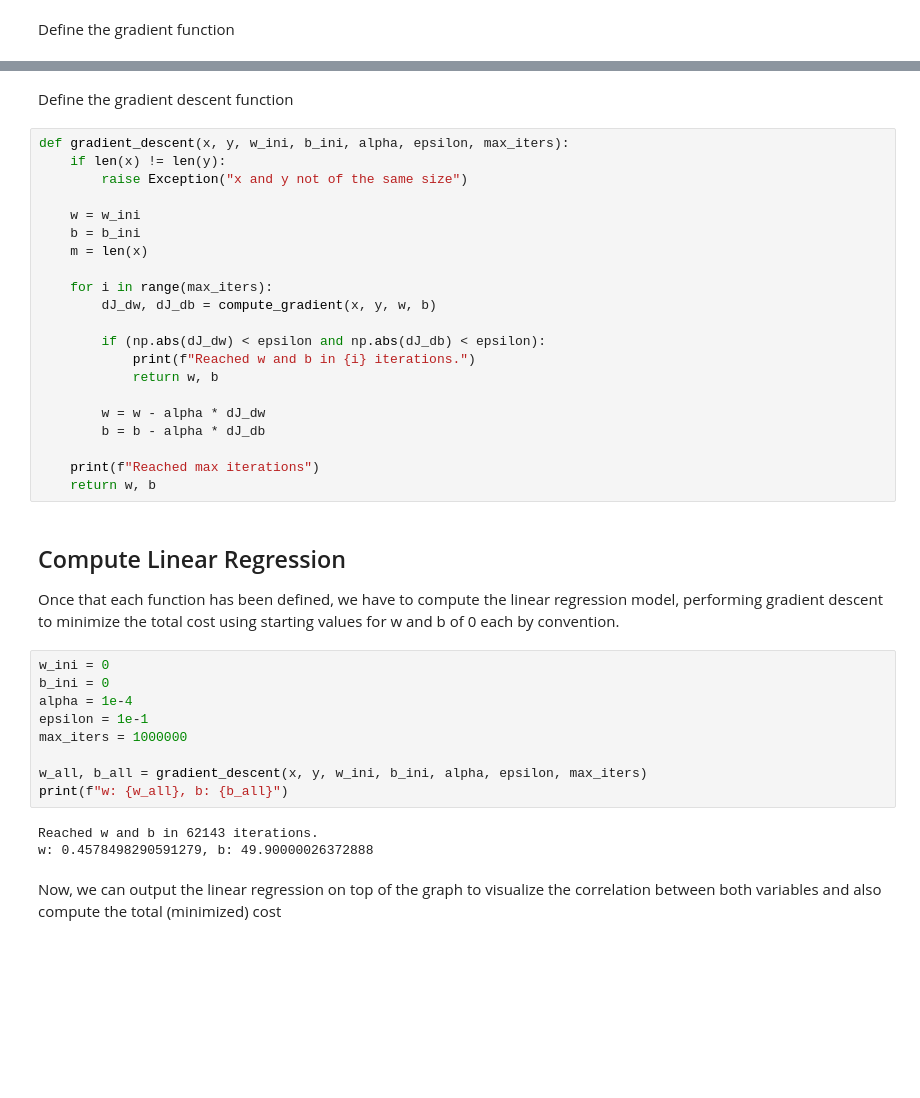
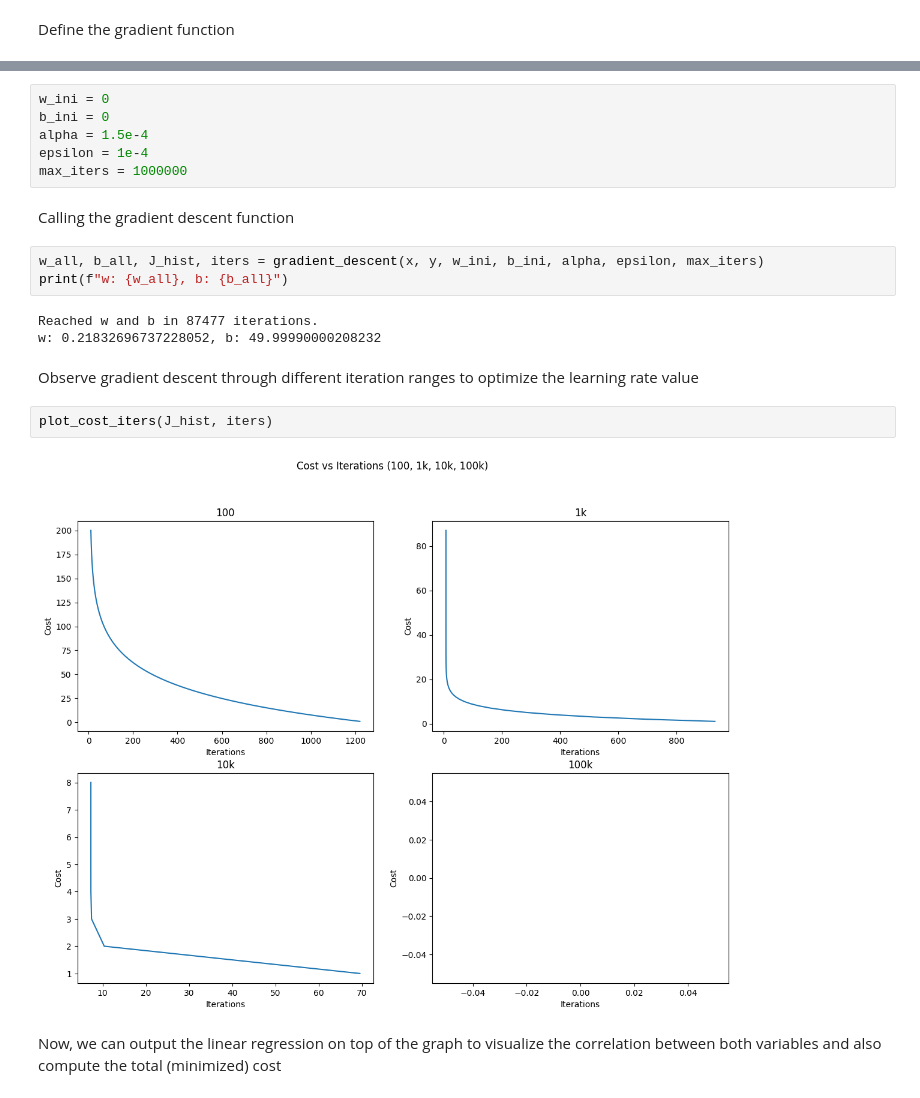
Before and after one commit to ferDMS/MOOCS, a Jupyter notebook: Supervised Machine Learning Regression and Classification/cw1.ipynb, the cells around one changed output, grey strips where cells are left out. Cells and saved outputs as stored; diff of their text form; blank space fills up the shorter version.

Commit message:
Add more detail and optimize

```diff
--- a/Supervised Machine Learning Regression and Classification/cw1.ipynb
+++ b/Supervised Machine Learning Regression and Classification/cw1.ipynb
@@ -294,42 +346,23 @@ def compute_gradient(x, y, w, b):
+# %%
+w_ini = 0
+b_ini = 0
+alpha = 1.5e-4
+epsilon = 1e-4
+max_iters = 1000000
 # %% [markdown]
-Define the gradient descent function
+Calling the gradient descent function
-# %%
-def gradient_descent(x, y, w_ini, b_ini, alpha, epsilon, max_iters):
-    if len(x) != len(y):
-        raise Exception("x and y not of the same size")
-
-    w = w_ini
-    b = b_ini
-    m = len(x)
-
-    for i in range(max_iters):
-        dJ_dw, dJ_db = compute_gradient(x, y, w, b)
-
-        if (np.abs(dJ_dw) < epsilon and np.abs(dJ_db) < epsilon):
-            print(f"Reached w and b in {i} iterations.")
-            return w, b
-
-        w = w - alpha * dJ_dw
-        b = b - alpha * dJ_db
-
-    print(f"Reached max iterations")
-    return w, b
-# %% [markdown]
-## Compute Linear Regression
-
-Once that each function has been defined, we have to compute the linear regression model, performing gradient descent to minimize the total cost using starting values for w and b of 0 each by convention.
 # %%
-w_ini = 0
-b_ini = 0
-alpha = 1e-4
-epsilon = 1e-1
-max_iters = 1000000
-
-w_all, b_all = gradient_descent(x, y, w_ini, b_ini, alpha, epsilon, max_iters)
+w_all, b_all, J_hist, iters = gradient_descent(x, y, w_ini, b_ini, alpha, epsilon, max_iters)
 print(f"w: {w_all}, b: {b_all}")
 # %% [output]
-Reached w and b in 62143 iterations.
-w: 0.4578498290591279, b: 49.90000026372888
+Reached w and b in 87477 iterations.
+w: 0.21832696737228052, b: 49.99990000208232
+# %% [markdown]
+Observe gradient descent through different iteration ranges to optimize the learning rate value
+# %%
+plot_cost_iters(J_hist, iters)
+# %% [output]
+[figure, added]
 # %% [markdown]
 Now, we can output the linear regression on top of the graph to visualize the correlation between both variables and also compute the total (minimized) cost
 # %%
```
Also changed, not shown: parts of 24 cells of this notebook, 8 other files.
